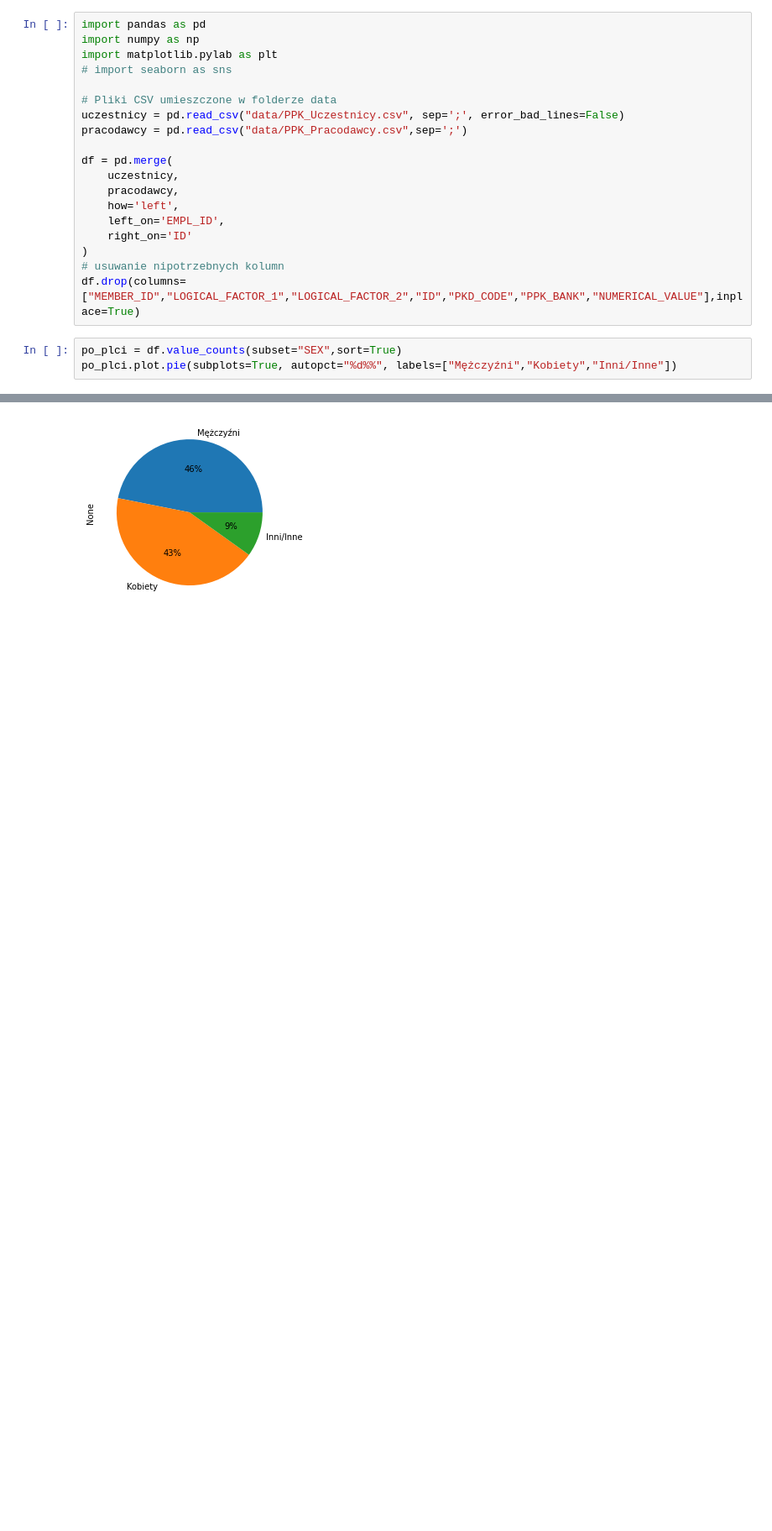
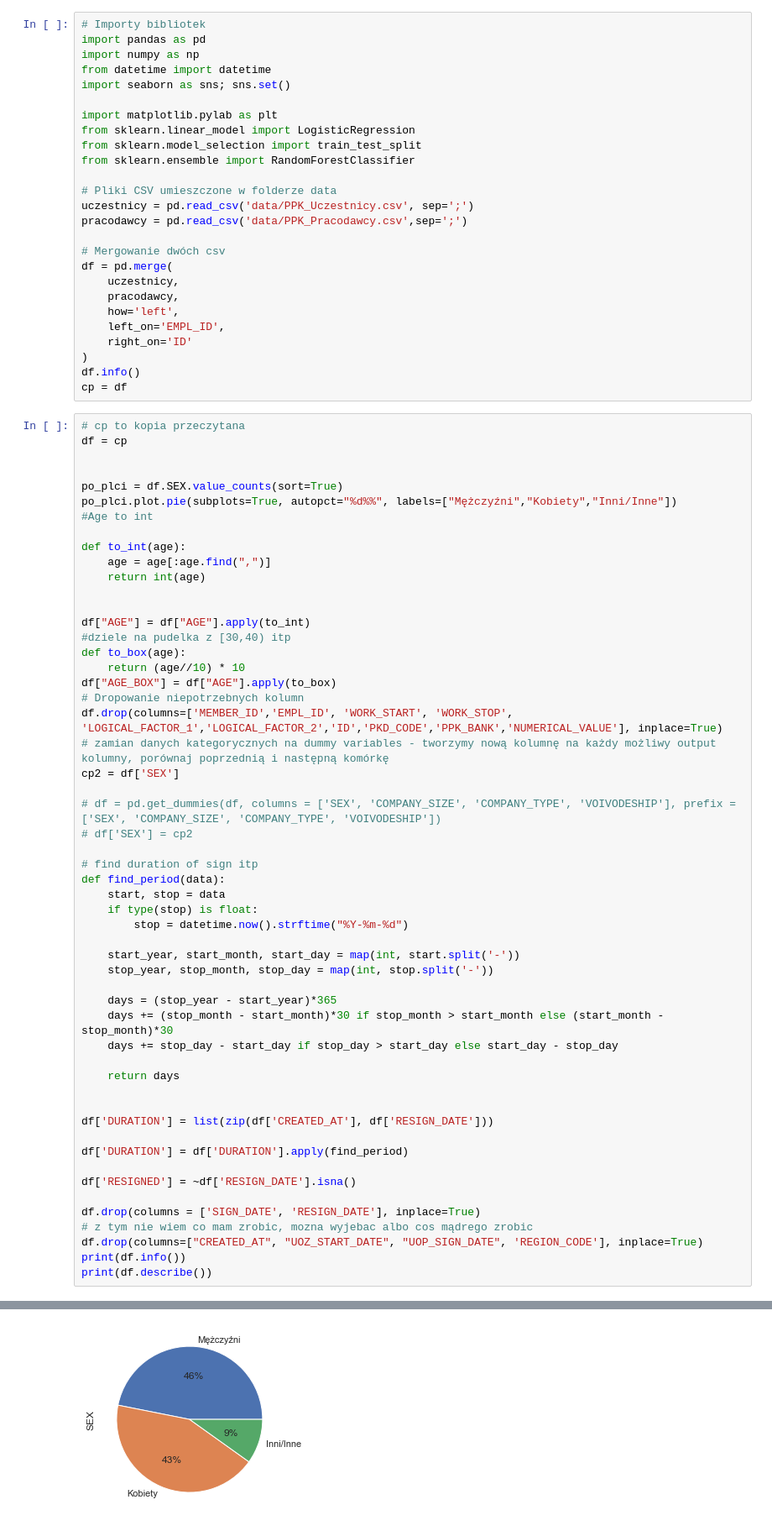
Before and after one commit to lpawlak1/ml_hackathon_pfr, a Jupyter notebook: Basic_graphs.ipynb, the cells around one changed output, grey strips where cells are left out. Shown: that part at 84% size. Drawn from its saved outputs; the diff is of its cells as text; blank space fills up the shorter version.

```diff
--- a/Basic_graphs.ipynb
+++ b/Basic_graphs.ipynb
@@ -1,13 +1,20 @@
 # %%
+# Importy bibliotek
 import pandas as pd
 import numpy as np
+from datetime import datetime
+import seaborn as sns; sns.set()
+
 import matplotlib.pylab as plt
-# import seaborn as sns
+from sklearn.linear_model import LogisticRegression
+from sklearn.model_selection import train_test_split
+from sklearn.ensemble import RandomForestClassifier
 
 # Pliki CSV umieszczone w folderze data
-uczestnicy = pd.read_csv("data/PPK_Uczestnicy.csv", sep=';', error_bad_lines=False)
-pracodawcy = pd.read_csv("data/PPK_Pracodawcy.csv",sep=';')
+uczestnicy = pd.read_csv('data/PPK_Uczestnicy.csv', sep=';')
+pracodawcy = pd.read_csv('data/PPK_Pracodawcy.csv',sep=';')
 
+# Mergowanie dwóch csv
 df = pd.merge(
     uczestnicy,
     pracodawcy,
@@ -15,9 +22,60 @@ df = pd.merge(
     left_on='EMPL_ID',
     right_on='ID'
 )
-# usuwanie nipotrzebnych kolumn
-df.drop(columns=["MEMBER_ID","LOGICAL_FACTOR_1","LOGICAL_FACTOR_2","ID","PKD_CODE","PPK_BANK","NUMERICAL_VALUE"],inplace=True)
+df.info()
+cp = df
 # %%
-po_plci = df.value_counts(subset="SEX",sort=True)
+# cp to kopia przeczytana
+df = cp
+
+
+po_plci = df.SEX.value_counts(sort=True)
 po_plci.plot.pie(subplots=True, autopct="%d%%", labels=["Mężczyźni","Kobiety","Inni/Inne"])
+#Age to int
+
+def to_int(age):
+    age = age[:age.find(",")]
+    return int(age)
+
+
+df["AGE"] = df["AGE"].apply(to_int)
+#dziele na pudelka z [30,40) itp
+def to_box(age):
+    return (age//10) * 10
+df["AGE_BOX"] = df["AGE"].apply(to_box)
+# Dropowanie niepotrzebnych kolumn
+df.drop(columns=['MEMBER_ID','EMPL_ID', 'WORK_START', 'WORK_STOP', 'LOGICAL_FACTOR_1','LOGICAL_FACTOR_2','ID','PKD_CODE','PPK_BANK','NUMERICAL_VALUE'], inplace=True)
+# zamian danych kategorycznych na dummy variables - tworzymy nową kolumnę na każdy możliwy output kolumny, porównaj poprzednią i następną komórkę
+cp2 = df['SEX']
+
+# df = pd.get_dummies(df, columns = ['SEX', 'COMPANY_SIZE', 'COMPANY_TYPE', 'VOIVODESHIP'], prefix = ['SEX', 'COMPANY_SIZE', 'COMPANY_TYPE', 'VOIVODESHIP'])
+# df['SEX'] = cp2
+
+# find duration of sign itp
+def find_period(data):
+    start, stop = data
+    if type(stop) is float:
+        stop = datetime.now().strftime("%Y-%m-%d")
+
+    start_year, start_month, start_day = map(int, start.split('-'))
+    stop_year, stop_month, stop_day = map(int, stop.split('-'))
+
+    days = (stop_year - start_year)*365
+    days += (stop_month - start_month)*30 if stop_month > start_month else (start_month - stop_month)*30
+    days += stop_day - start_day if stop_day > start_day else start_day - stop_day
+
+    return days
+
+
+df['DURATION'] = list(zip(df['CREATED_AT'], df['RESIGN_DATE']))
+
+df['DURATION'] = df['DURATION'].apply(find_period)
+
+df['RESIGNED'] = ~df['RESIGN_DATE'].isna()
+
+df.drop(columns = ['SIGN_DATE', 'RESIGN_DATE'], inplace=True)
+# z tym nie wiem co mam zrobic, mozna wyjebac albo cos mądrego zrobic
+df.drop(columns=["CREATED_AT", "UOZ_START_DATE", "UOP_SIGN_DATE", 'REGION_CODE'], inplace=True)
+print(df.info())
+print(df.describe())
 # %% [output]
@@ -25 +99 @@ array([<AxesSubplot:ylabel='None'>], dtype=object)
-[figure, old version]
+[figure, new version]
```
Also changed, not shown: parts of 5 cells of this notebook.
